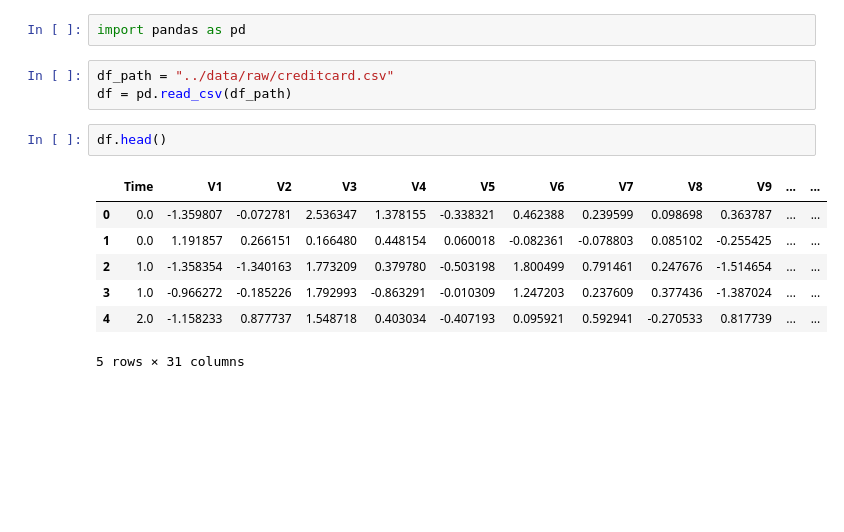
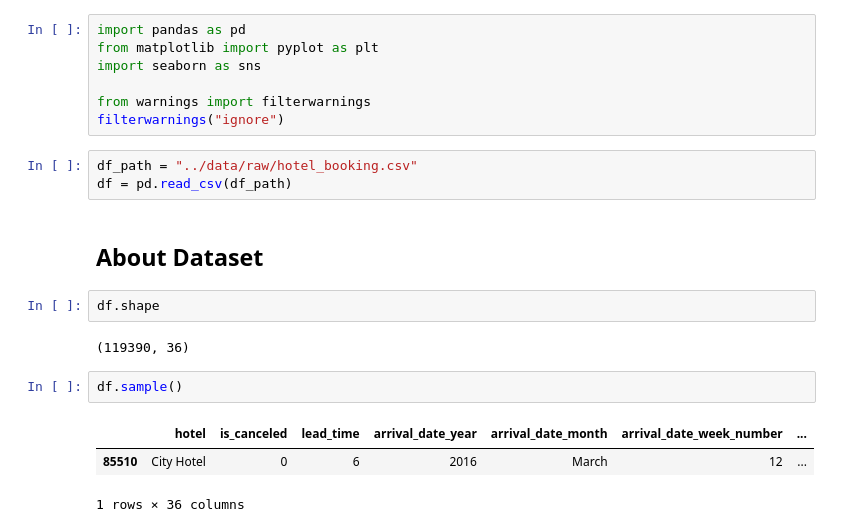
Before and after one commit to adnaen/hotel-cancellation-prediction, a Jupyter notebook: notebooks/01-data_exploration.ipynb, the cells around one changed output. Drawn from its saved outputs; the diff is of its cells as text; blank space fills up the shorter version.

Commit message:
add path configurations

```diff
--- a/notebooks/01-data_exploration.ipynb
+++ b/notebooks/01-data_exploration.ipynb
@@ -1,15 +1,23 @@
 # %%
 import pandas as pd
+from matplotlib import pyplot as plt
+import seaborn as sns
+
+from warnings import filterwarnings
+filterwarnings("ignore")
 # %%
-df_path = "../data/raw/creditcard.csv"
+df_path = "../data/raw/hotel_booking.csv"
 df = pd.read_csv(df_path)
+# %% [markdown]
+**About Dataset**
+----------------
+# %%
+df.shape
+# %% [output]
+(119390, 36)
 # %%
-df.head()
+df.sample()
 # %% [output]
-|  | Time | V1 | V2 | V3 | V4 | V5 | V6 | V7 | V8 | V9 | ... | ... |
-| 0 | 0.0 | -1.359807 | -0.072781 | 2.536347 | 1.378155 | -0.338321 | 0.462388 | 0.239599 | 0.098698 | 0.363787 | ... | ... |
-| 1 | 0.0 | 1.191857 | 0.266151 | 0.166480 | 0.448154 | 0.060018 | -0.082361 | -0.078803 | 0.085102 | -0.255425 | ... | ... |
-| 2 | 1.0 | -1.358354 | -1.340163 | 1.773209 | 0.379780 | -0.503198 | 1.800499 | 0.791461 | 0.247676 | -1.514654 | ... | ... |
-| 3 | 1.0 | -0.966272 | -0.185226 | 1.792993 | -0.863291 | -0.010309 | 1.247203 | 0.237609 | 0.377436 | -1.387024 | ... | ... |
-| 4 | 2.0 | -1.158233 | 0.877737 | 1.548718 | 0.403034 | -0.407193 | 0.095921 | 0.592941 | -0.270533 | 0.817739 | ... | ... |
+|  | hotel | is_canceled | lead_time | arrival_date_year | arrival_date_month | arrival_date_week_number | ... |
+| 85510 | City Hotel | 0 | 6 | 2016 | March | 12 | ... |
-5 rows × 31 columns
+1 rows × 36 columns
```
Also changed, not shown: parts of 6 cells of this notebook, 9 other files.
